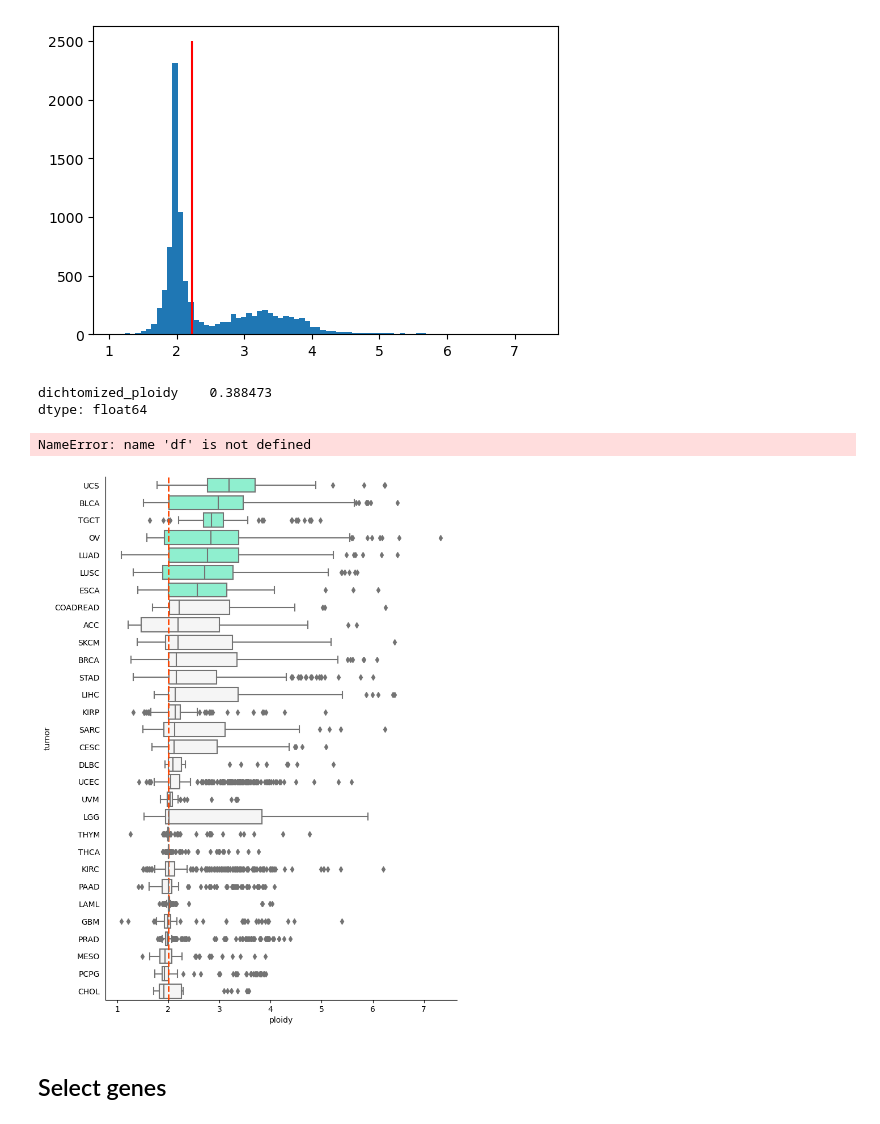
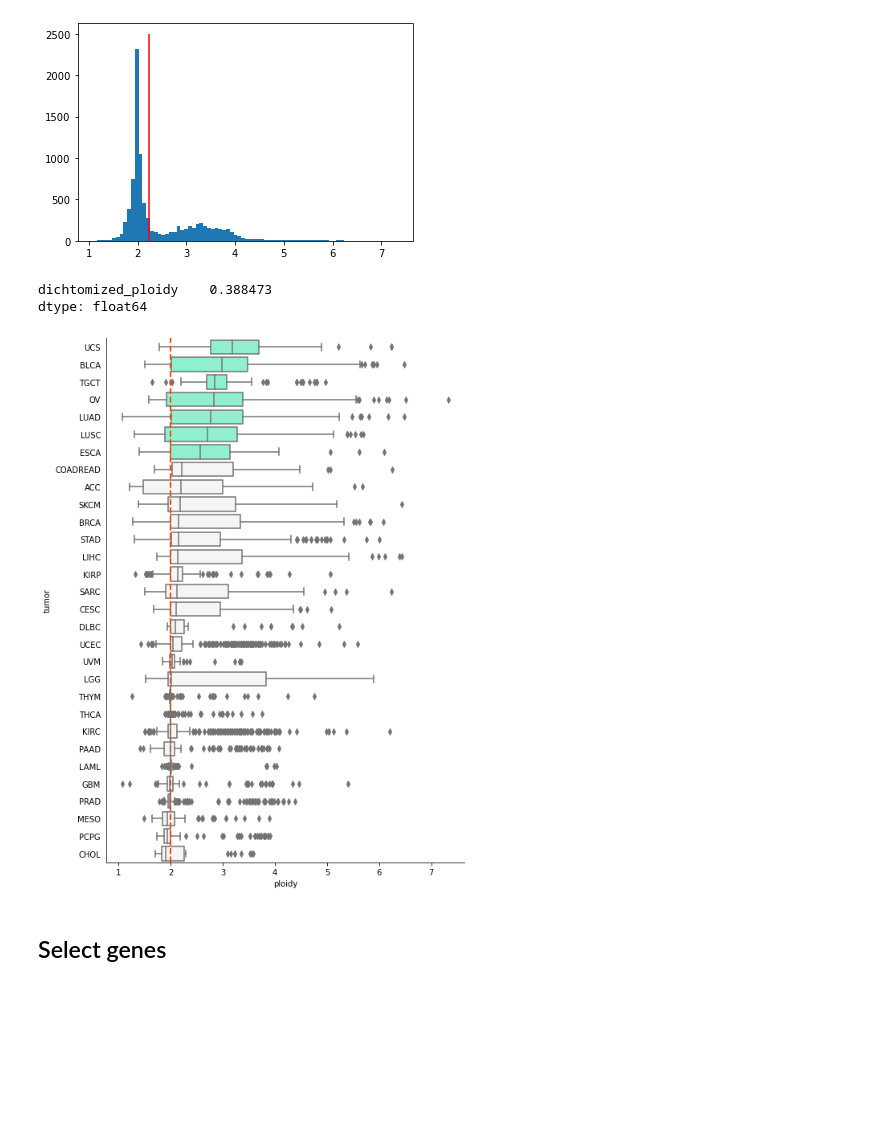
Before and after one commit to vanallenlab/pnet, a Jupyter notebook: src/PanCancer_ploidy.ipynb, the cells around one changed output. Drawn from its saved outputs; the diff is of its cells as text; code cells hidden in the pictures; blank space fills up the shorter version.

```diff
--- a/src/PanCancer_ploidy.ipynb
+++ b/src/PanCancer_ploidy.ipynb
@@ -17,14 +17,16 @@ import os
 %load_ext autoreload
 %autoreload 2
 # %%
-directories = ['../data/' + x for x in os.listdir('../data') if 'tcga_pan_can_atlas' in x]
+directories = ['/mnt/disks/pancan/data/' + x for x in os.listdir('/mnt/disks/pancan/data/') if 'tcga_pan_can_atlas' in x]
 # %%
 def load_single_dataset(directory_path):
     rna_exp = pd.read_csv(directory_path + '/data_mrna_seq_v2_rsem.txt',
                            sep='\t').dropna().set_index('Hugo_Symbol').drop(['Entrez_Gene_Id'], axis=1).T
-    rna_exp = rna_exp.loc[:,~rna_exp.columns.duplicated()].copy()
-    cna = pd.read_csv(directory_path + '/data_cna.txt', sep='\t').set_index('Hugo_Symbol').T.drop('Entrez_Gene_Id')
-    cna = cna.loc[:,~cna.columns.duplicated()].copy()
+    rna_exp = rna_exp.loc[:,~rna_exp.columns.duplicated()].astype(float).copy()
+    cna = pd.read_csv(directory_path + '/data_cna.txt',
+                      sep='\t').dropna().set_index('Hugo_Symbol').drop(['Entrez_Gene_Id'], axis=1).T
+    cna.drop('Cytoband', errors='ignore', inplace=True)
+    cna = cna.loc[:,~cna.columns.duplicated()].astype(float).copy()
 
     genes = list(set(rna_exp.columns).intersection(cna.columns))
     indices = list(set(rna_exp.index).intersection(cna.index))
@@ -61,7 +47,7 @@ rna
 # %%
 genetic_data = {'rna': rna, 'cna': cna}
 # %%
-absolute_TCGA = pd.read_csv('../data/m1000/TCGA_mastercalls.abs_tables_JSedit.fixed.txt',
+absolute_TCGA = pd.read_csv('/mnt/disks/pancan/data/m1000/TCGA_mastercalls.abs_tables_JSedit.fixed.txt',
                             delimiter='\t', index_col='array')
 absolute_ploidy = absolute_TCGA[['ploidy']].join(rna, how='inner')['ploidy']
 absolute_ploidy.dropna(inplace=True)
@@ -76,10 +62,10 @@ absolute_ploidy_y = pd.DataFrame(index=absolute_ploidy.index, columns=['dichtomi
 plt.rcParams["figure.figsize"] = (6,4)
 plt.hist(absolute_ploidy, bins=80)
 plt.vlines([ma], color='r', ymin=0, ymax=2500)
-plt.savefig('ploidy_cutoff_selection.pdf')
+plt.savefig('../figures/ploidy_cutoff_selection.pdf')
 plt.show()
 # %% [output]
-[figure, old version]
+[figure, new version]
 # %%
 absolute_ploidy_y.sum()/absolute_ploidy_y.count()
 # %% [output]
@@ -91,23 +77,19 @@ tumor_order = list(tumor.join(absolute_ploidy).groupby('tumor').median().sort_va
 coloring = (tumor.join(absolute_ploidy).groupby('tumor').median().sort_values('ploidy', ascending=False) > 2.5)
 # %%
 coloring['color'] = coloring['ploidy'].apply(lambda x: 'aquamarine' if x else 'whitesmoke')
-# %%
-my_colors = {x: 'pink' if x else 'grey' for x in df['coloring']}
-# %% [output]
-NameError: name 'df' is not defined
 # %%
 df = tumor.join(absolute_ploidy)
 df['tumor'] = [x.upper() for x in list(df['tumor'].values)]
 df['coloring'] = coloring['ploidy']
 tumor_order = list(df.groupby('tumor').median().sort_values('ploidy', ascending=False).index)
 plt.rcParams["figure.figsize"] = (8,12)
-sns.boxplot(df, x='ploidy', y='tumor', order=tumor_order, color='w', palette=coloring['color'])
+sns.boxplot(data=df, x='ploidy', y='tumor', order=tumor_order, color='w', palette=coloring['color'])
 plt.axvline(2, color='orangered', linestyle='--', linewidth=2)
 plt.tick_params(axis='y', which='both',  left=False, top=False, labelleft=True)
 sns.despine()
-plt.savefig('ploidy_by_tumortype.pdf')
+plt.savefig('../figures/ploidy_by_tumortype.pdf')
 # %% [output]
-[figure, old version]
+[figure, new version]
 # %% [markdown]
 ## Select genes
 # %%
```
Also changed, not shown: parts of 37 cells of this notebook, 2 other files.
